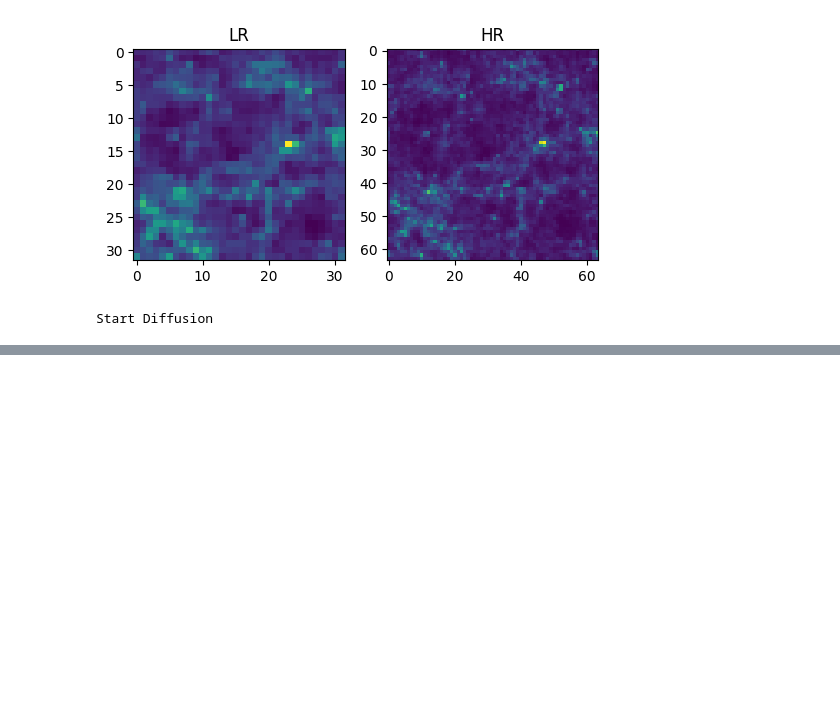
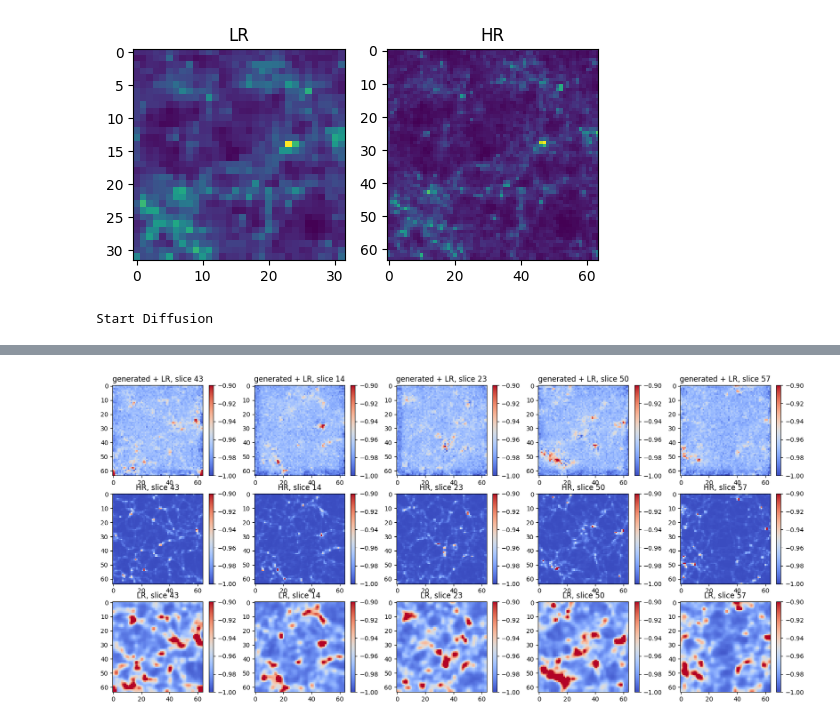
Before and after one commit to atokiwaipmu/SR3D, a Jupyter notebook: SR3D.ipynb, the cells around one changed output, grey strips where cells are left out. Cells and saved outputs as stored; diff of their text form; code cells hidden in the pictures; blank space fills up the shorter version.

```diff
--- a/SR3D.ipynb
+++ b/SR3D.ipynb
@@ -215,0 +237,20 @@ for j in reversed(range(0, timesteps)):
+# %%
+random_idx = np.random.randint(0, 64, 5)
+# %%
+fig, ax = plt.subplots(3,5, figsize=(20,9))
+for i in range(5):
+    # plot with colorbar
+    im = ax[0,i].imshow((img + tmp_upsample_lr).squeeze(0).squeeze(0).cpu().numpy()[random_idx[i]], vmin=-1, vmax=-0.9, cmap='coolwarm')
+    ax[0,i].set_title("generated + LR, slice {}".format(random_idx[i]))
+    fig.colorbar(im, ax=ax[0,i])
+
+    im = ax[1,i].imshow((tmp_hr).squeeze(0).squeeze(0).cpu().numpy()[random_idx[i]], vmin=-1, vmax=-0.9, cmap='coolwarm')
+    ax[1,i].set_title("HR, slice {}".format(random_idx[i]))
+    fig.colorbar(im, ax=ax[1,i])
+
+    im = ax[2,i].imshow((tmp_upsample_lr).squeeze(0).squeeze(0).cpu().numpy()[random_idx[i]], vmin=-1, vmax=-0.9, cmap='coolwarm')
+    ax[2,i].set_title("LR, slice {}".format(random_idx[i]))
+    fig.colorbar(im, ax=ax[2,i])
+plt.show()
+# %% [output]
+[figure, added]
```
Also changed, not shown: parts of 6 cells of this notebook, 2 other files.
